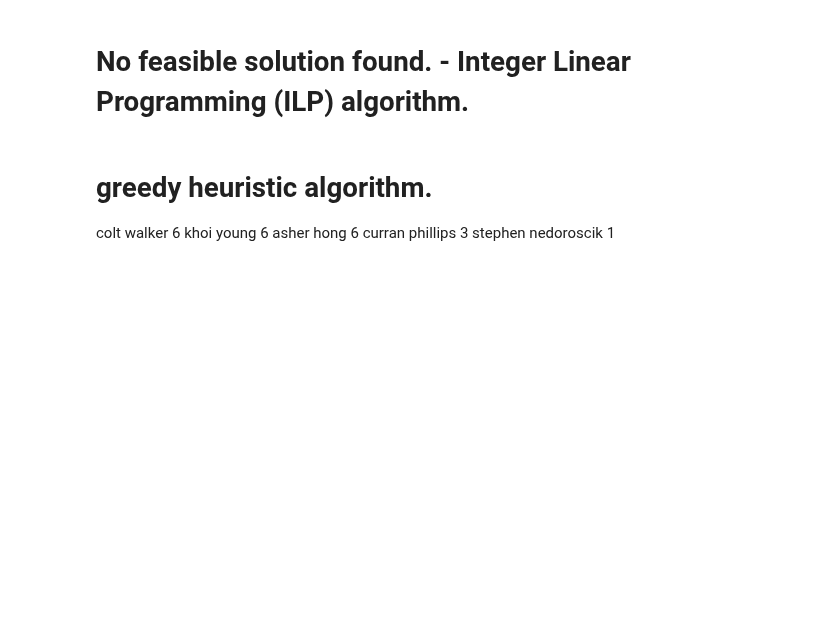
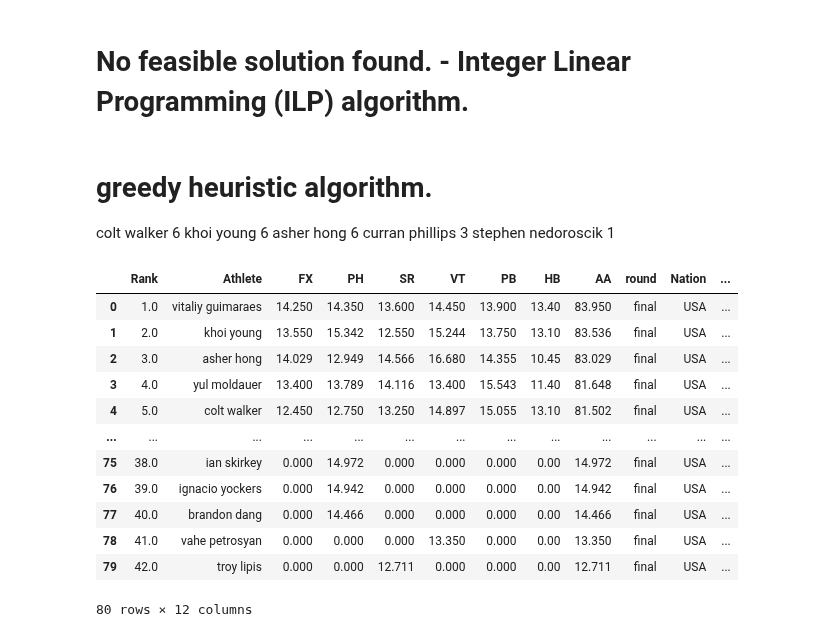
Before and after one commit to RyanJTalbot/MSDS, a Jupyter notebook: Core/Data Mining Foundations/Data Mining Project/Project/competition_gym2023/Team Selection/men/new_team.ipynb, the cells around one changed output. Drawn from its saved outputs; the diff is of its cells as text; code cells hidden in the pictures; blank space fills up the shorter version.

Commit message:
Update data mining projectg

```diff
--- a/Core/Data Mining Foundations/Data Mining Project/Project/competition_gym2023/Team Selection/men/new_team.ipynb
+++ b/Core/Data Mining Foundations/Data Mining Project/Project/competition_gym2023/Team Selection/men/new_team.ipynb
@@ -20,3 +20,4 @@ import pulp
 # df = pd.read_csv('top_men.csv')
 
 df = pd.read_csv('all_usa.csv')
+iaa = pd.read_csv("../../Combine_Data/men/usa_iaa_men_22_23.csv")
@@ -24,0 +24,16 @@ grouped = df.groupby(['Name', 'Apparatus'])['Score'].mean().reset_index()
+# %%
+iaa
+# %% [output]
+|  | Rank | Athlete | FX | PH | SR | VT | PB | HB | AA | round | Nation | ... |
+| 0 | 1.0 | vitaliy guimaraes | 14.250 | 14.350 | 13.600 | 14.450 | 13.900 | 13.40 | 83.950 | final | USA | ... |
+| 1 | 2.0 | khoi young | 13.550 | 15.342 | 12.550 | 15.244 | 13.750 | 13.10 | 83.536 | final | USA | ... |
+| 2 | 3.0 | asher hong | 14.029 | 12.949 | 14.566 | 16.680 | 14.355 | 10.45 | 83.029 | final | USA | ... |
+| 3 | 4.0 | yul moldauer | 13.400 | 13.789 | 14.116 | 13.400 | 15.543 | 11.40 | 81.648 | final | USA | ... |
+| 4 | 5.0 | colt walker | 12.450 | 12.750 | 13.250 | 14.897 | 15.055 | 13.10 | 81.502 | final | USA | ... |
+| ... | ... | ... | ... | ... | ... | ... | ... | ... | ... | ... | ... | ... |
+| 75 | 38.0 | ian skirkey | 0.000 | 14.972 | 0.000 | 0.000 | 0.000 | 0.00 | 14.972 | final | USA | ... |
+| 76 | 39.0 | ignacio yockers | 0.000 | 14.942 | 0.000 | 0.000 | 0.000 | 0.00 | 14.942 | final | USA | ... |
+| 77 | 40.0 | brandon dang | 0.000 | 14.466 | 0.000 | 0.000 | 0.000 | 0.00 | 14.466 | final | USA | ... |
+| 78 | 41.0 | vahe petrosyan | 0.000 | 0.000 | 0.000 | 13.350 | 0.000 | 0.00 | 13.350 | final | USA | ... |
+| 79 | 42.0 | troy lipis | 0.000 | 0.000 | 12.711 | 0.000 | 0.000 | 0.00 | 12.711 | final | USA | ... |
+80 rows × 12 columns
```
Also changed, not shown: parts of 64 cells of this notebook, 13 other files.
